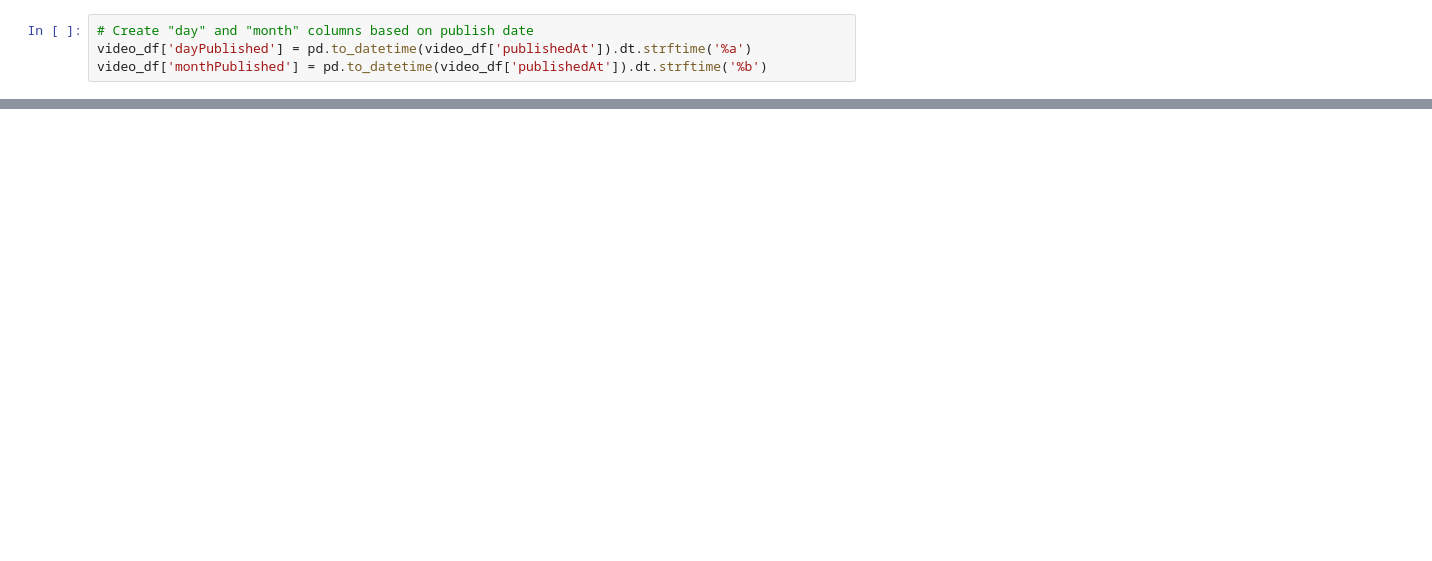
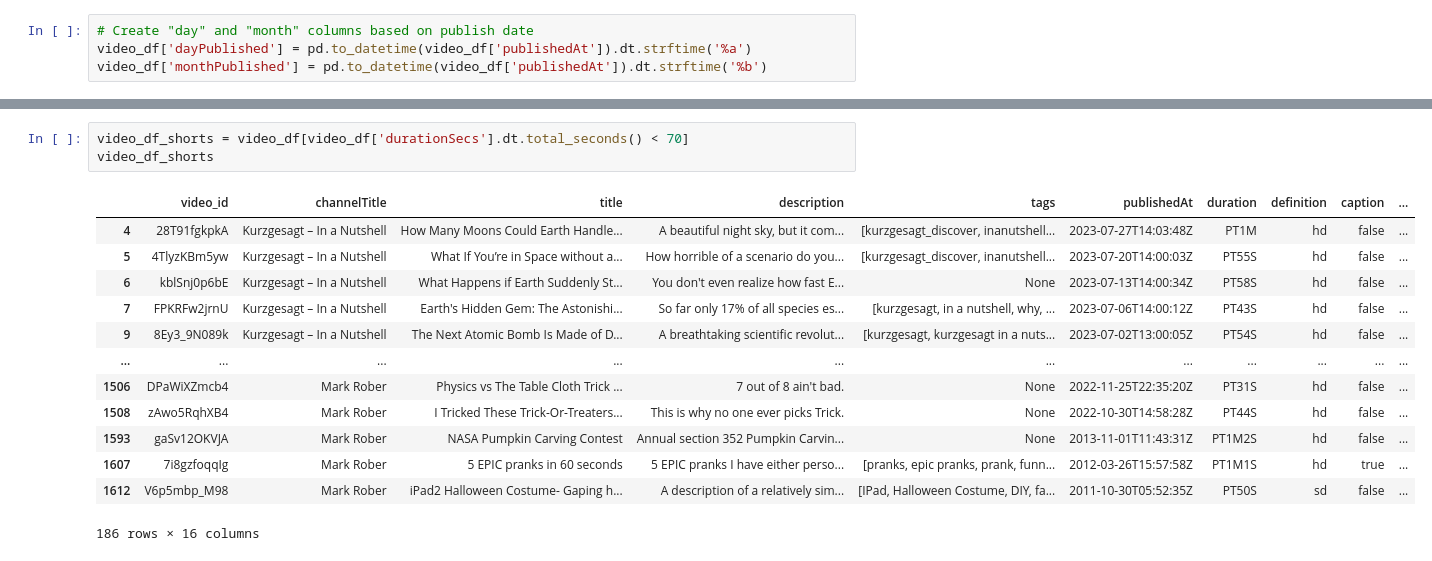
Before and after one commit to WackyChomp/youtube-analysis, a Jupyter notebook: 2-analysis/youtube_channels_analysis.ipynb, the cells around one changed output, grey strips where cells are left out. Saved outputs shown, nothing was run; the diff lists cells and outputs as text; blank space fills up the shorter version.

```diff
--- a/2-analysis/youtube_channels_analysis.ipynb
+++ b/2-analysis/youtube_channels_analysis.ipynb
@@ -386,0 +398,17 @@ plt.show()
+# %%
+video_df_shorts = video_df[video_df['durationSecs'].dt.total_seconds() < 70]
+video_df_shorts
+# %% [output]
+|  | video_id | channelTitle | title | description | tags | publishedAt | duration | definition | caption | ... |
+| 4 | 28T91fgkpkA | Kurzgesagt – In a Nutshell | How Many Moons Could Earth Handle... | A beautiful night sky, but it com... | [kurzgesagt_discover, inanutshell... | 2023-07-27T14:03:48Z | PT1M | hd | false | ... |
+| 5 | 4TlyzKBm5yw | Kurzgesagt – In a Nutshell | What If You’re in Space without a... | How horrible of a scenario do you... | [kurzgesagt_discover, inanutshell... | 2023-07-20T14:00:03Z | PT55S | hd | false | ... |
+| 6 | kblSnj0p6bE | Kurzgesagt – In a Nutshell | What Happens if Earth Suddenly St... | You don't even realize how fast E... | None | 2023-07-13T14:00:34Z | PT58S | hd | false | ... |
+| 7 | FPKRFw2jrnU | Kurzgesagt – In a Nutshell | Earth's Hidden Gem: The Astonishi... | So far only 17% of all species es... | [kurzgesagt, in a nutshell, why, ... | 2023-07-06T14:00:12Z | PT43S | hd | false | ... |
+| 9 | 8Ey3_9N089k | Kurzgesagt – In a Nutshell | The Next Atomic Bomb Is Made of D... | A breathtaking scientific revolut... | [kurzgesagt, kurzgesagt in a nuts... | 2023-07-02T13:00:05Z | PT54S | hd | false | ... |
+| ... | ... | ... | ... | ... | ... | ... | ... | ... | ... | ... |
+| 1506 | DPaWiXZmcb4 | Mark Rober | Physics vs The Table Cloth Trick ... | 7 out of 8 ain't bad. | None | 2022-11-25T22:35:20Z | PT31S | hd | false | ... |
+| 1508 | zAwo5RqhXB4 | Mark Rober | I Tricked These Trick-Or-Treaters... | This is why no one ever picks Trick. | None | 2022-10-30T14:58:28Z | PT44S | hd | false | ... |
+| 1593 | gaSv12OKVJA | Mark Rober | NASA Pumpkin Carving Contest | Annual section 352 Pumpkin Carvin... | None | 2013-11-01T11:43:31Z | PT1M2S | hd | false | ... |
+| 1607 | 7i8gzfoqqIg | Mark Rober | 5 EPIC pranks in 60 seconds | 5 EPIC pranks I have either perso... | [pranks, epic pranks, prank, funn... | 2012-03-26T15:57:58Z | PT1M1S | hd | true | ... |
+| 1612 | V6p5mbp_M98 | Mark Rober | iPad2 Halloween Costume- Gaping h... | A description of a relatively sim... | [IPad, Halloween Costume, DIY, fa... | 2011-10-30T05:52:35Z | PT50S | sd | false | ... |
+186 rows × 16 columns
```
Also changed, not shown: parts of 11 cells of this notebook.
